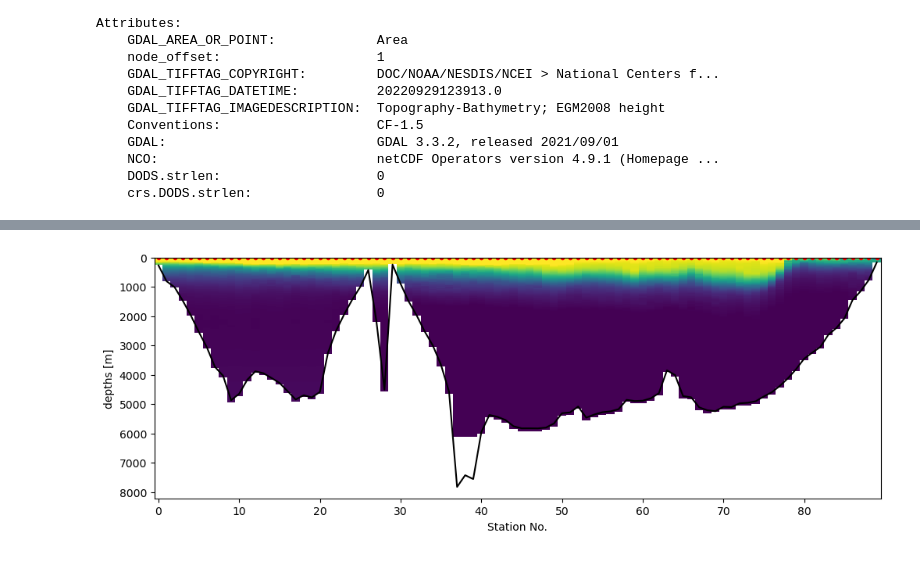
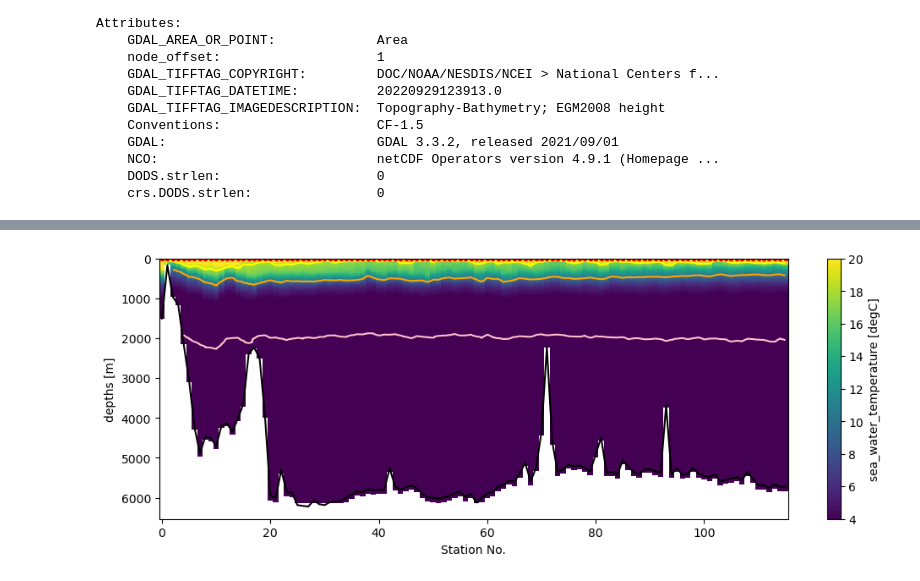
Before and after one commit to ShuwenTan-PO/2025Python_Git_tutorial, a Jupyter notebook: notebooks/week2.ipynb, the cells around one changed output, grey strips where cells are left out. Drawn from its saved outputs; the diff is of its cells as text; code cells hidden in the pictures.

```diff
--- a/notebooks/week2.ipynb
+++ b/notebooks/week2.ipynb
@@ -95,7 +70,12 @@ Attributes:
 # %%
-datafilepath = '../data/lecture01/'
-filename = '325020210420_ctd.nc'
+datafilepath = '../data/'
+ctd_filename = '33RR20220430_ctd.nc'
+bottle_filename = '33RR20220430_bottle.nc'
 
-Data = xr.open_dataset(datafilepath + filename)
-Data
+# load CTD data
+Data_ctd = xr.open_dataset(datafilepath + ctd_filename)
+lon = Data_ctd.longitude.data
+lon[lon<0] += 360
+Data_ctd["longitude"] = lon
+Data_ctd
 # %% [output]
@@ -143,16 +171,23 @@ ax.set_aspect('equal', adjustable='box')
 # %%
 # quickly take a look at the CTD temperature section
 fig, ax = plt.subplots(nrows=1, ncols=1, figsize=(12, 4))
 
+# Create a pcolor plot with colors based on ctd_temperature, 'cmap' defines the colormap
 # x-axis is station number, y-aixs is depth, which is roughly 2*level numbers (NOTE: this is a rough estimate)
-ax.pcolormesh(Data.N_PROF, 2*Data.N_LEVELS, Data.ctd_temperature.data.T, vmax=20, vmin=4)
+pcolor_plot = ax.pcolormesh(Data_ctd.N_PROF, 2*Data_ctd.N_LEVELS, Data_ctd.ctd_temperature.data.T, vmax=20, vmin=4)
+ax.contour(Data_ctd.N_PROF, 2*Data_ctd.N_LEVELS, Data_ctd.ctd_temperature.data.T, levels = [2, 10, 18], colors=['pink', 'orange', 'yellow'])
+
 # plot bottom depth
-ax.plot(Data.N_PROF, Data.btm_depth.data, c='k')
+ax.plot(Data_ctd.N_PROF, Data_ctd.btm_depth.data, c='k')
 # mark CTD stations
-ax.plot(Data.N_PROF.data, np.zeros(Data.N_PROF.data.shape), 'r.')
+ax.plot(Data_ctd.N_PROF.data, np.zeros(Data_ctd.N_PROF.data.shape), 'r.')
 ax.set_ylabel('depths [m]')
 ax.set_xlabel('Station No.')
 
+# Add the colorbar, linking it to the 'pcolor_plot' object
+# You can add a label to the colorbar for clarity
+plt.colorbar(pcolor_plot, label='sea_water_temperature [degC]')
+
 ax.invert_yaxis()
 # %% [output]
-[figure, old version]
+[figure, new version]
```
Also changed, not shown: parts of 22 cells of this notebook, 3 other files.
